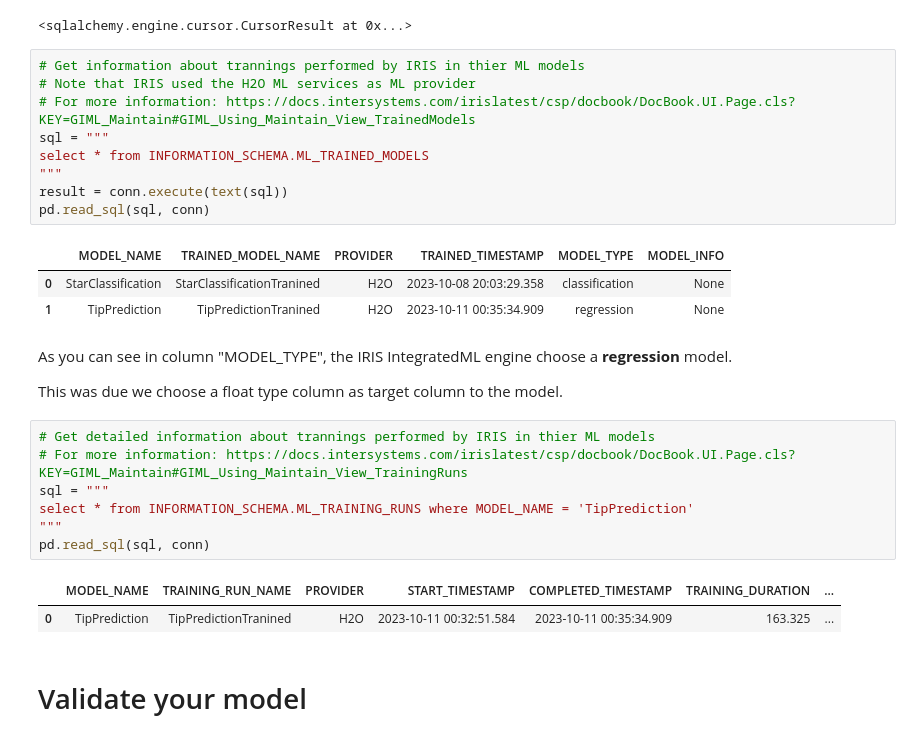
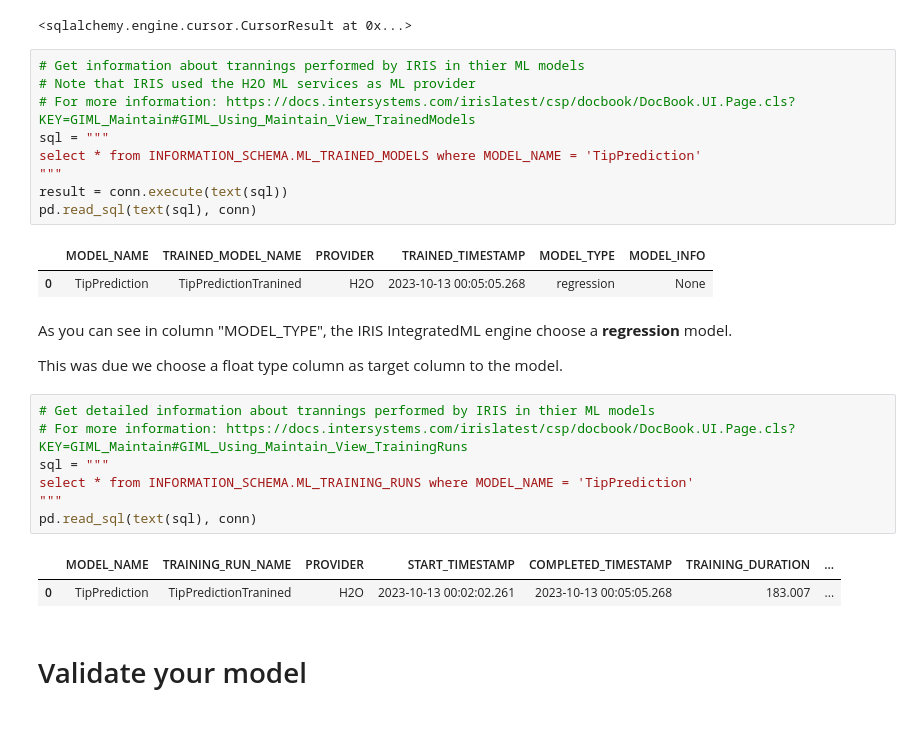
Before and after one commit to jrpereirajr/intersystems-iris-notebooks, a Jupyter notebook: cloud_sql/ny_taxi_tip_prediction/NY Taxi Tip Prediction (Regression).ipynb, the cells around one changed output. Cells and saved outputs as stored; diff of their text form.

```diff
--- a/cloud_sql/ny_taxi_tip_prediction/NY Taxi Tip Prediction (Regression).ipynb
+++ b/cloud_sql/ny_taxi_tip_prediction/NY Taxi Tip Prediction (Regression).ipynb
@@ -280,16 +266,15 @@ conn.execute(text(sql))
 # %%
 # Get information about trannings performed by IRIS in thier ML models
 # Note that IRIS used the H2O ML services as ML provider
 # For more information: https://docs.intersystems.com/irislatest/csp/docbook/DocBook.UI.Page.cls?KEY=GIML_Maintain#GIML_Using_Maintain_View_TrainedModels
 sql = """
-select * from INFORMATION_SCHEMA.ML_TRAINED_MODELS
+select * from INFORMATION_SCHEMA.ML_TRAINED_MODELS where MODEL_NAME = 'TipPrediction'
 """
 result = conn.execute(text(sql))
-pd.read_sql(sql, conn)
+pd.read_sql(text(sql), conn)
 # %% [output]
 |  | MODEL_NAME | TRAINED_MODEL_NAME | PROVIDER | TRAINED_TIMESTAMP | MODEL_TYPE | MODEL_INFO |
-| 0 | StarClassification | StarClassificationTranined | H2O | 2023-10-08 20:03:29.358 | classification | None |
-| 1 | TipPrediction | TipPredictionTranined | H2O | 2023-10-11 00:35:34.909 | regression | None |
+| 0 | TipPrediction | TipPredictionTranined | H2O | 2023-10-13 00:05:05.268 | regression | None |
 # %% [markdown]
 As you can see in column "MODEL_TYPE", the IRIS IntegratedML engine choose a **regression** model.
 
@@ -300,10 +285,10 @@ This was due we choose a float type column as target column to the model.
 sql = """
 select * from INFORMATION_SCHEMA.ML_TRAINING_RUNS where MODEL_NAME = 'TipPrediction'
 """
-pd.read_sql(sql, conn)
+pd.read_sql(text(sql), conn)
 # %% [output]
 |  | MODEL_NAME | TRAINING_RUN_NAME | PROVIDER | START_TIMESTAMP | COMPLETED_TIMESTAMP | TRAINING_DURATION | ... |
-| 0 | TipPrediction | TipPredictionTranined | H2O | 2023-10-11 00:32:51.584 | 2023-10-11 00:35:34.909 | 163.325 | ... |
+| 0 | TipPrediction | TipPredictionTranined | H2O | 2023-10-13 00:02:02.261 | 2023-10-13 00:05:05.268 | 183.007 | ... |
 # %% [markdown]
 # Validate your model
 # %%
```
Also changed, not shown: parts of 16 cells of this notebook, 2 other files.
